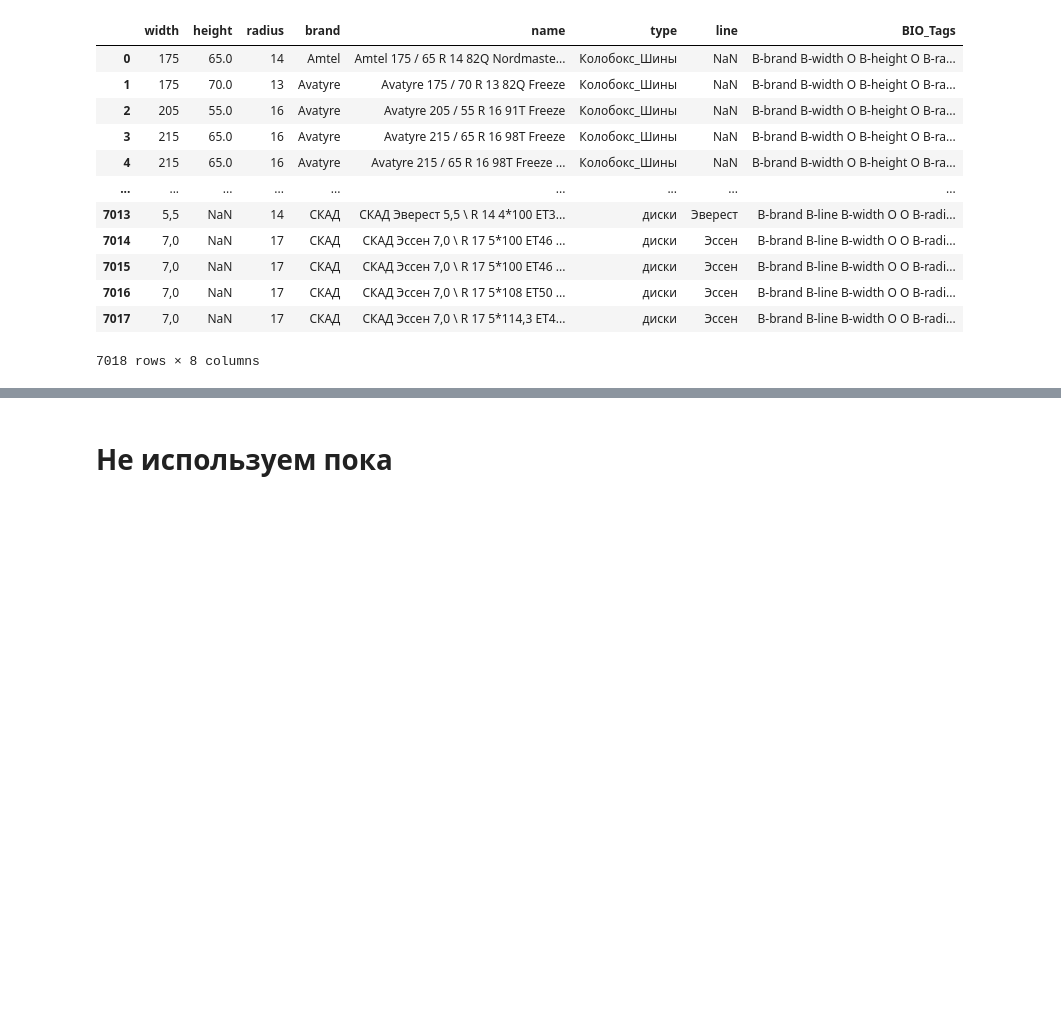
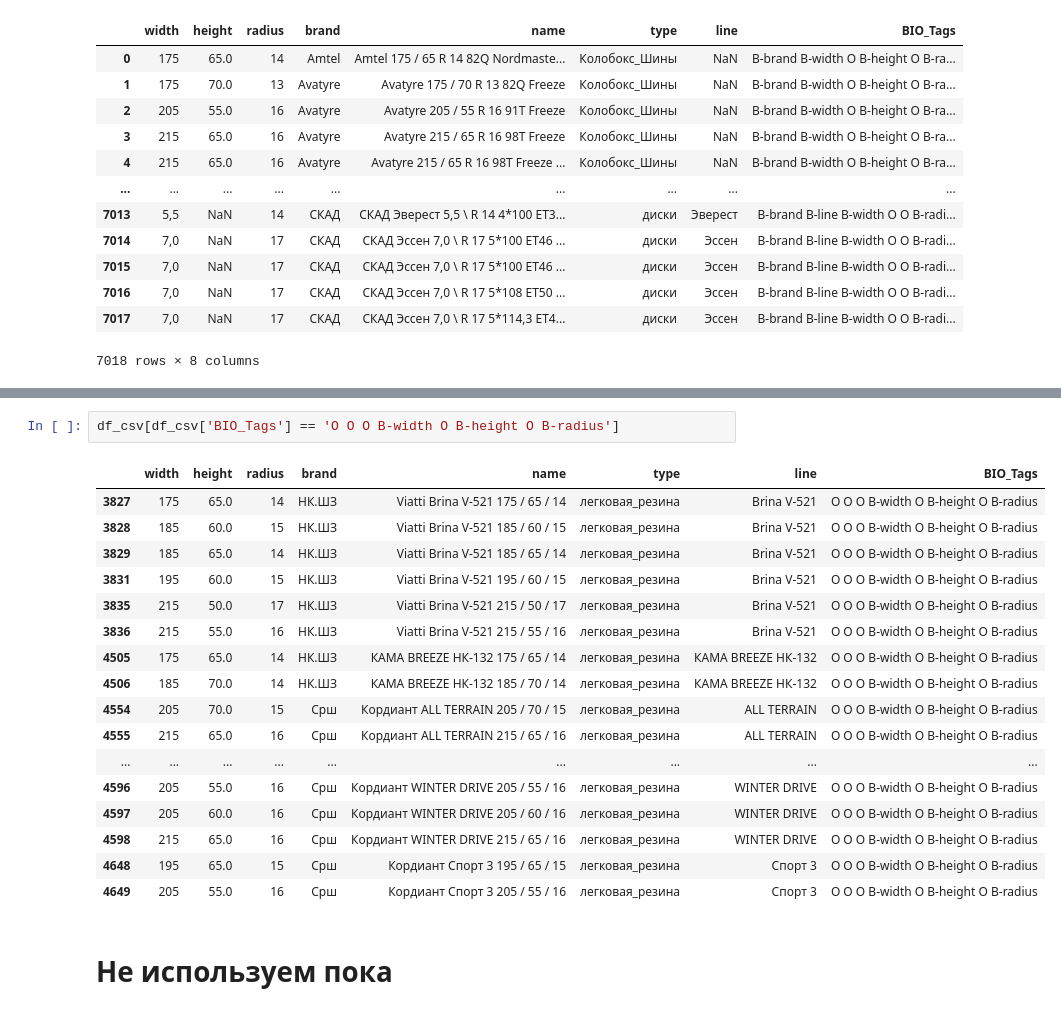
Before and after one commit to IgorSondors/BERT_NER, a Jupyter notebook: NER_dataset.ipynb, the cells around one changed output, grey strips where cells are left out. Drawn from its saved outputs; the diff is of its cells as text; blank space fills up the shorter version.

```diff
--- a/NER_dataset.ipynb
+++ b/NER_dataset.ipynb
@@ -290,3 +310,23 @@ df_csv
+# %%
+df_csv[df_csv['BIO_Tags'] == 'O O O B-width O B-height O B-radius']
+# %% [output]
+|  | width | height | radius | brand | name | type | line | BIO_Tags |
+| 3827 | 175 | 65.0 | 14 | НК.ШЗ | Viatti Brina V-521 175 / 65 / 14 | легковая_резина | Brina V-521 | O O O B-width O B-height O B-radius |
+| 3828 | 185 | 60.0 | 15 | НК.ШЗ | Viatti Brina V-521 185 / 60 / 15 | легковая_резина | Brina V-521 | O O O B-width O B-height O B-radius |
+| 3829 | 185 | 65.0 | 14 | НК.ШЗ | Viatti Brina V-521 185 / 65 / 14 | легковая_резина | Brina V-521 | O O O B-width O B-height O B-radius |
+| 3831 | 195 | 60.0 | 15 | НК.ШЗ | Viatti Brina V-521 195 / 60 / 15 | легковая_резина | Brina V-521 | O O O B-width O B-height O B-radius |
+| 3835 | 215 | 50.0 | 17 | НК.ШЗ | Viatti Brina V-521 215 / 50 / 17 | легковая_резина | Brina V-521 | O O O B-width O B-height O B-radius |
+| 3836 | 215 | 55.0 | 16 | НК.ШЗ | Viatti Brina V-521 215 / 55 / 16 | легковая_резина | Brina V-521 | O O O B-width O B-height O B-radius |
+| 4505 | 175 | 65.0 | 14 | НК.ШЗ | КАМА BREEZE НК-132 175 / 65 / 14 | легковая_резина | КАМА BREEZE НК-132 | O O O B-width O B-height O B-radius |
+| 4506 | 185 | 70.0 | 14 | НК.ШЗ | КАМА BREEZE НК-132 185 / 70 / 14 | легковая_резина | КАМА BREEZE НК-132 | O O O B-width O B-height O B-radius |
+| 4554 | 205 | 70.0 | 15 | Срш | Кордиант ALL TERRAIN 205 / 70 / 15 | легковая_резина | ALL TERRAIN | O O O B-width O B-height O B-radius |
+| 4555 | 215 | 65.0 | 16 | Срш | Кордиант ALL TERRAIN 215 / 65 / 16 | легковая_резина | ALL TERRAIN | O O O B-width O B-height O B-radius |
+| ... | ... | ... | ... | ... | ... | ... | ... | ... |
+| 4596 | 205 | 55.0 | 16 | Срш | Кордиант WINTER DRIVE 205 / 55 / 16 | легковая_резина | WINTER DRIVE | O O O B-width O B-height O B-radius |
+| 4597 | 205 | 60.0 | 16 | Срш | Кордиант WINTER DRIVE 205 / 60 / 16 | легковая_резина | WINTER DRIVE | O O O B-width O B-height O B-radius |
+| 4598 | 215 | 65.0 | 16 | Срш | Кордиант WINTER DRIVE 215 / 65 / 16 | легковая_резина | WINTER DRIVE | O O O B-width O B-height O B-radius |
+| 4648 | 195 | 65.0 | 15 | Срш | Кордиант Спорт 3 195 / 65 / 15 | легковая_резина | Спорт 3 | O O O B-width O B-height O B-radius |
+| 4649 | 205 | 55.0 | 16 | Срш | Кордиант Спорт 3 205 / 55 / 16 | легковая_резина | Спорт 3 | O O O B-width O B-height O B-radius |
 # %% [markdown]
 # Не используем пока
 # %%
```
Also changed, not shown: parts of 1 cell of this notebook.
